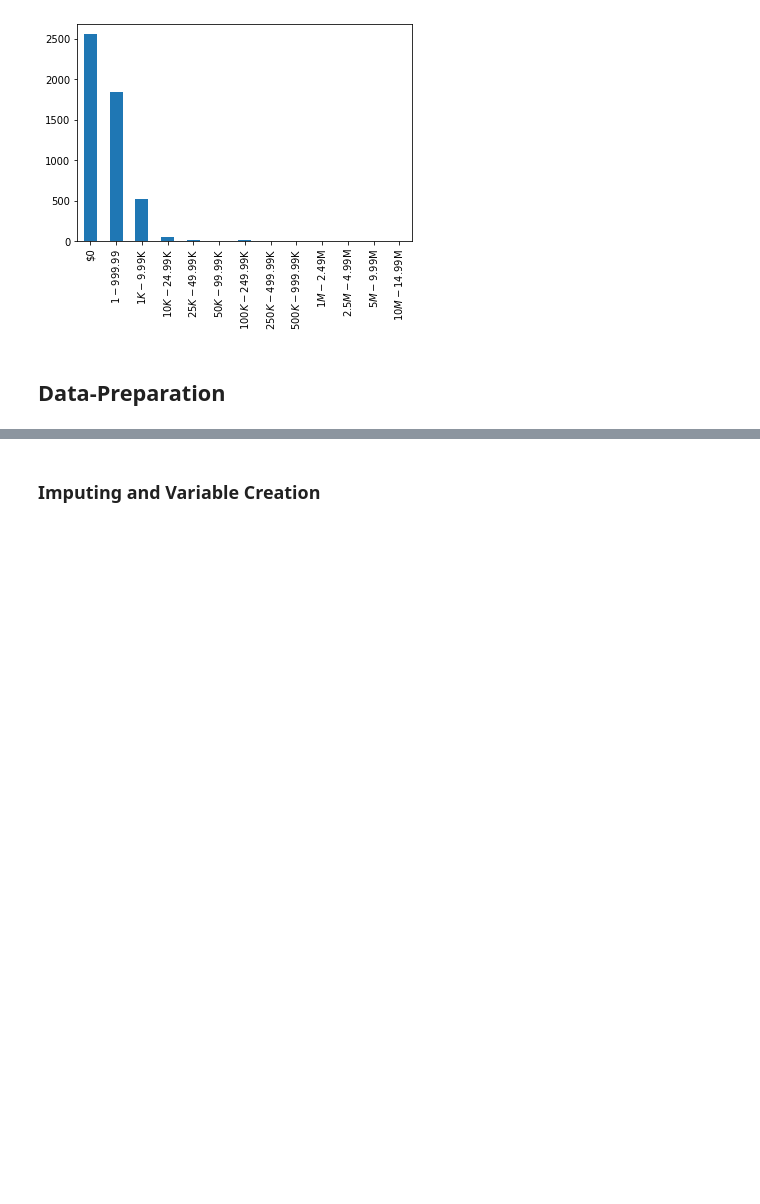
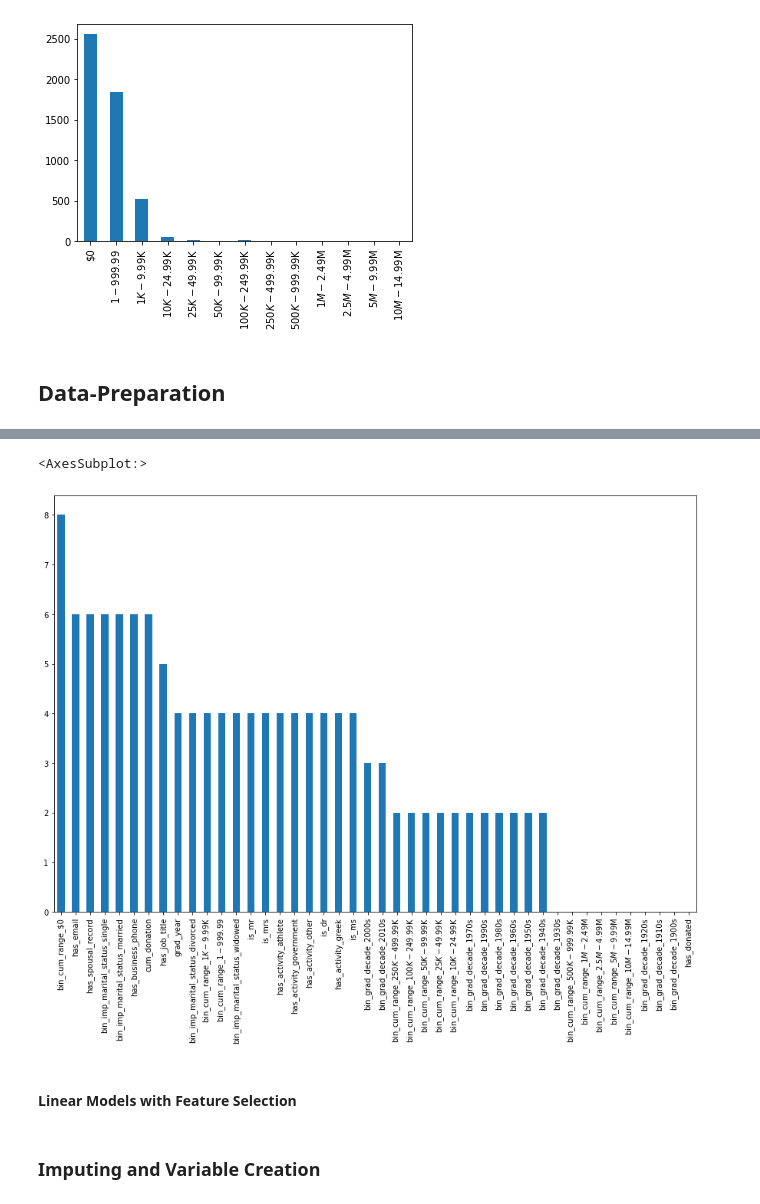
Before and after one commit to jrobio/assignment2, a Jupyter notebook: notebooks/assignment2.ipynb, the cells around one changed output, grey strips where cells are left out. Cells and saved outputs as stored; diff of their text form; code cells hidden in the pictures; blank space fills up the shorter version.

Commit message:
writing up feature selection

```diff
--- a/notebooks/assignment2.ipynb
+++ b/notebooks/assignment2.ipynb
@@ -1043,0 +1088,8 @@ The identification of significant features has been automatically implemented th
+# %%
+ff_df_log = ff_df.filter(regex='\d{5}0')
+ff_df_log.T.sum().sort_values(ascending=False).plot.bar(figsize=(15,10))
+# %% [output]
+<AxesSubplot:>
+[figure, added]
+# %% [markdown]
+#### Linear Models with Feature Selection
```
Also changed, not shown: parts of 12 cells of this notebook.
